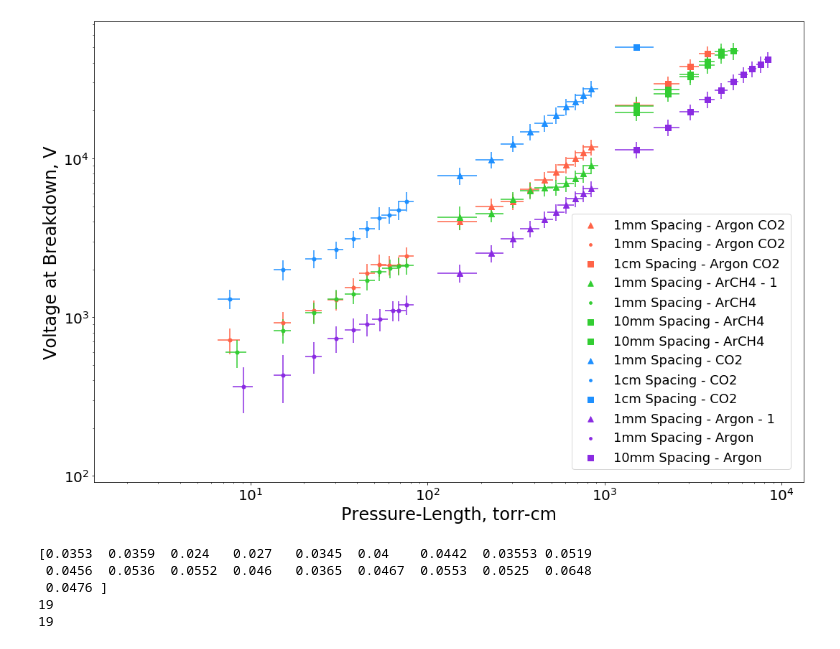
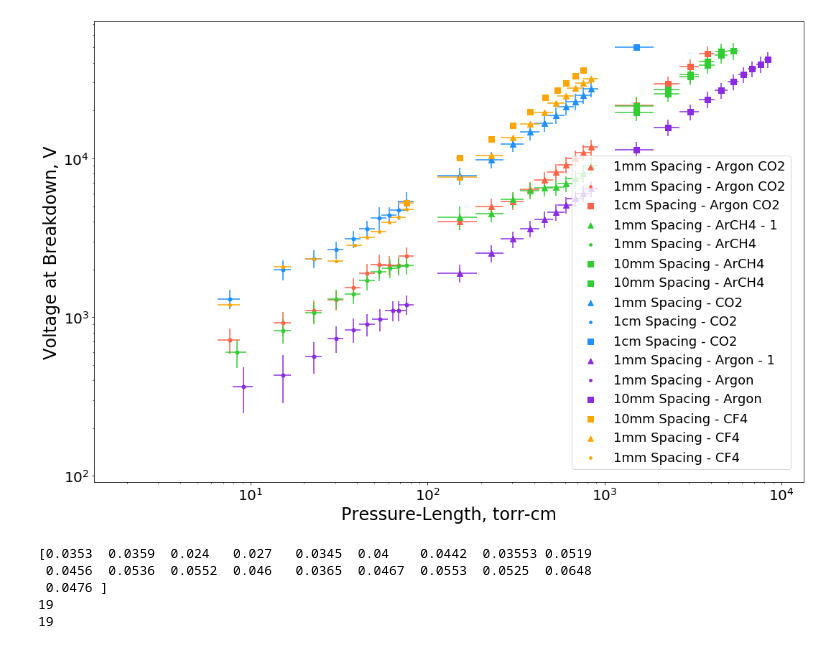
Before and after one commit to UTA-REST/HVBreakdown, a Jupyter notebook: HVplot.ipynb, the cells around one changed output. Drawn from its saved outputs; the diff is of its cells as text; code cells hidden in the pictures.

```diff
--- a/HVplot.ipynb
+++ b/HVplot.ipynb
@@ -150,35 +153,40 @@ plt.errorbar(dfp.loc[('Ar','1mm','AP','1'),'avep'],dfp.loc[('Ar','1mm','AP','1')
 plt.scatter(dfp.loc[('Ar','1mm','AP','1'),'avep'],dfp.loc[('Ar','1mm','AP','1'),'avev'],color='blueviolet', marker='.', s=56, label='1mm Spacing - Argon')
 plt.errorbar(dfp.loc[('Ar','10mm','GP','1'),'avep'],dfp.loc[('Ar','10mm','GP','1'),'avev'], xerr=dfp.loc[('Ar','10mm','GP','1'),'perr'], yerr=dfp.loc[('Ar','10mm','GP','1'),'verr'], ls='', color='blueviolet', marker='s', ms=8)
 plt.scatter(dfp.loc[('Ar','10mm','GP','1'),'avep'],dfp.loc[('Ar','10mm','GP','1'),'avev'],color='blueviolet', marker='s', s=56, label='10mm Spacing - Argon')
 # plt.errorbar(dfp.loc[('Ar','5mm','GP','1'),'avep'],dfp.loc[('Ar','5mm','GP','1'),'avev'], xerr=dfp.loc[('Ar','5mm','GP','1'),'perr'], yerr=dfp.loc[('Ar','5mm','GP','1'),'verr'], ls='', color='blueviolet', marker='X', ms=10)
 # plt.scatter(dfp.loc[('Ar','5mm','GP','1'),'avep'],dfp.loc[('Ar','5mm','GP','1'),'avev'],color='blueviolet', marker='X', s=56, label='5mm Spacing - Argon - 1')
 # plt.errorbar(dfp.loc[('Ar','5mm','GP','2'),'avep'],dfp.loc[('Ar','5mm','GP','2'),'avev'], xerr=dfp.loc[('Ar','5mm','GP','2'),'perr'], yerr=dfp.loc[('Ar','5mm','GP','2'),'verr'], ls='', color='blueviolet', marker='X', ms=10)
 # plt.scatter(dfp.loc[('Ar','5mm','GP','2'),'avep'],dfp.loc[('Ar','5mm','GP','2'),'avev'],color='blueviolet', marker='X', s=56, label='5mm Spacing - Argon - 2')
 
 # CF4
-
+plt.errorbar(dfp.loc[('CF4','10mm','AP','1'),'avep'],dfp.loc[('CF4','10mm','AP','1'),'avev'], xerr=dfp.loc[('CF4','10mm','AP','1'),'perr'], yerr=dfp.loc[('CF4','10mm','AP','1'),'perr'], ls='', color='orange', marker='s', ms=8)
+plt.scatter(dfp.loc[('CF4','10mm','AP','1'),'avep'],dfp.loc[('CF4','10mm','AP','1'),'avev'],color='orange', marker='s', s=56, label='10mm Spacing - CF4')
+plt.errorbar(dfp.loc[('CF4','1mm','GP','1'),'avep'],dfp.loc[('CF4','1mm','GP','1'),'avev'], xerr=dfp.loc[('CF4','1mm','GP','1'),'perr'], yerr=dfp.loc[('CF4','1mm','GP','1'),'perr'], ls='', color='orange', marker='^', ms=8)
+plt.scatter(dfp.loc[('CF4','1mm','GP','1'),'avep'],dfp.loc[('CF4','1mm','GP','1'),'avev'],color='orange', marker='^', s=56, label='1mm Spacing - CF4')
+plt.errorbar(dfp.loc[('CF4','1mm','AP','1'),'avep'],dfp.loc[('CF4','1mm','AP','1'),'avev'], xerr=dfp.loc[('CF4','1mm','AP','1'),'perr'], yerr=dfp.loc[('CF4','1mm','AP','1'),'perr'], ls='', color='orange', marker='.', ms=8)
+plt.scatter(dfp.loc[('CF4','1mm','AP','1'),'avep'],dfp.loc[('CF4','1mm','AP','1'),'avev'],color='orange', marker='.', s=56, label='1mm Spacing - CF4')
 
 # ArCF4
 
 
 ax.set_yscale('log')
 ax.set_xscale('log')
 fig.set_figheight(10)
 fig.set_figwidth(15)
 
 plt.xlabel('Pressure-Length, torr-cm', fontsize=24)
 plt.ylabel('Voltage at Breakdown, V', fontsize=24)
 plt.legend(fontsize=18, borderaxespad=1, loc="best")
 plt.xticks(fontsize=20)
 plt.yticks(fontsize=20)
 # plt.grid()
 
 plt.tight_layout()
 # plt.savefig('logplot.png', dpi=400)
 
 plt.show()
 # %% [output]
-[figure, old version]
+[figure, new version]
 # %%
 p = np.arange(.4, 1e4, .01)
 d = 1
```
Also changed, not shown: parts of 7 cells of this notebook.
